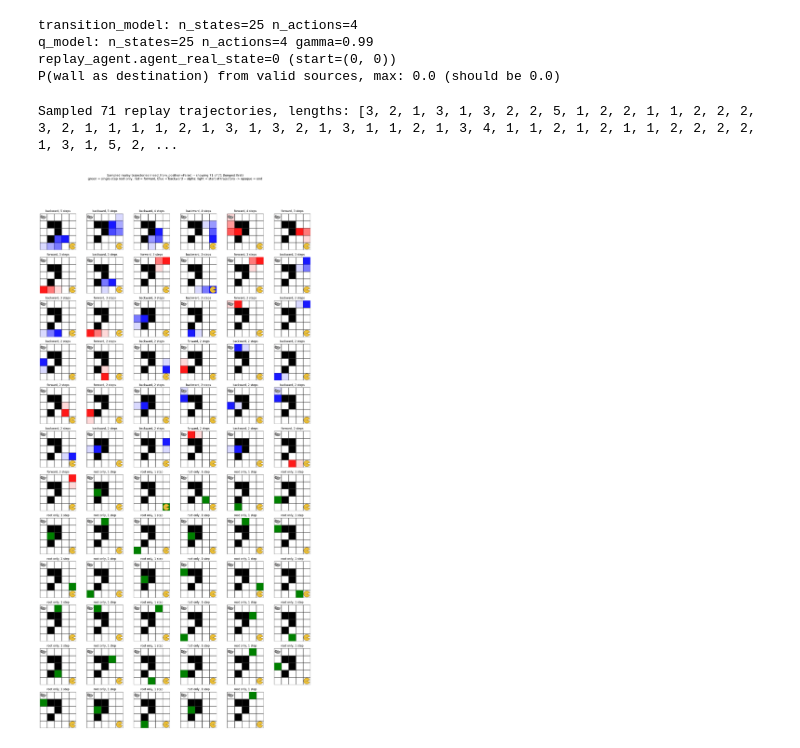
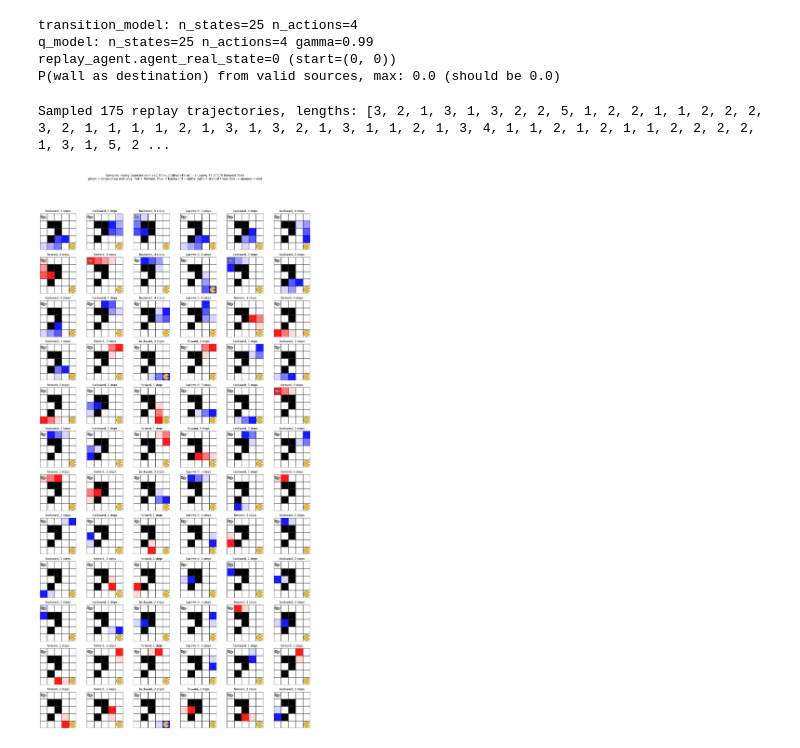
Before and after one commit to seblee97/bayesianqevb, a Jupyter notebook: notebooks/replay_sampler.ipynb, the cells around one changed output. Cells and saved outputs as stored; diff of their text form; code cells hidden in the pictures.

```diff
--- a/notebooks/replay_sampler.ipynb
+++ b/notebooks/replay_sampler.ipynb
@@ -178,7 +178,7 @@ replay_agent = ReplaySamplerAgent(
     q_model, transition_model,
     need_from_position=True,
     selection="evb",
-    H=200,
+    H=500,
     agent_real_state=start_state,
     SR_policy="greedy",
     valid_states=valid_states,
@@ -196,7 +196,7 @@ P(wall as destination) from valid sources, max: 0.0 (should be 0.0)
 # %%
 # --- Sample replay trajectories (need_from_position=False) -----------------
 replay_agent.need_from_position = False
-sequences, strategies = replay_agent.sample_replay(temp=1.0)
+sequences, strategies, logs = replay_agent.sample_replay(temp=1.0, return_logs=True)
 print(f"Sampled {len(sequences)} replay trajectories, lengths: {[len(t) for t in sequences]}")
 
 
@@ -247,32 +247,32 @@ def plot_replay_tree(env, tree, strategy, ax):
 MAX_TREES_TO_PLOT = 72
 order = sorted(range(len(sequences)), key=lambda i: -len(sequences[i]))[:MAX_TREES_TO_PLOT]
 
 n_trees = len(order)
 ncols = min(n_trees, 6)
 nrows = -(-n_trees // ncols)  # ceil
 # facecolor="white" (figure and every axes) plus explicit color="black" on
 # all text below override whatever theme the notebook environment injects
 # (e.g. a Jupyter/IDE dark-mode setting). Without both, the figure can come
 # out either an opaque black background swallowing the plot, or a correct
 # white background with titles rendered white-on-white and invisible --
 # either way it looks like "nothing was generated" at a glance even though
 # every subplot's content is actually correct.
 fig, axes = plt.subplots(nrows, ncols, figsize=(ncols * 2.4, nrows * 2.4), facecolor="white")
 axes = np.atleast_1d(axes).ravel()
 
 for ax, i in zip(axes, order):
     plot_replay_tree(env, sequences[i], strategies[i], ax)
 for ax in axes[n_trees:]:
     ax.axis("off")
 
 fig.suptitle(
     f"Sampled replay trajectories (need_from_position=False) -- "
     f"showing {n_trees} of {len(sequences)} (longest first)\n"
     "green = single-step root-only, red = forward, blue = backward -- alpha: light = start of trajectory -> opaque = end",
     fontsize=11, color="black",
 )
 plt.tight_layout(rect=[0, 0, 1, 0.94])
 plt.show()
 # %% [output]
-Sampled 71 replay trajectories, lengths: [3, 2, 1, 3, 1, 3, 2, 2, 5, 1, 2, 2, 1, 1, 2, 2, 2, 3, 2, 1, 1, 1, 1, 2, 1, 3, 1, 3, 2, 1, 3, 1, 1, 2, 1, 3, 4, 1, 1, 2, 1, 2, 1, 1, 2, 2, 2, 2, 1, 3, 1, 5, 2, ...
+Sampled 175 replay trajectories, lengths: [3, 2, 1, 3, 1, 3, 2, 2, 5, 1, 2, 2, 1, 1, 2, 2, 2, 3, 2, 1, 1, 1, 1, 2, 1, 3, 1, 3, 2, 1, 3, 1, 1, 2, 1, 3, 4, 1, 1, 2, 1, 2, 1, 1, 2, 2, 2, 2, 1, 3, 1, 5, 2 ...
-[figure, old version]
+[figure, new version]
```
Also changed, not shown: parts of 1 cell of this notebook, 1 other file.
